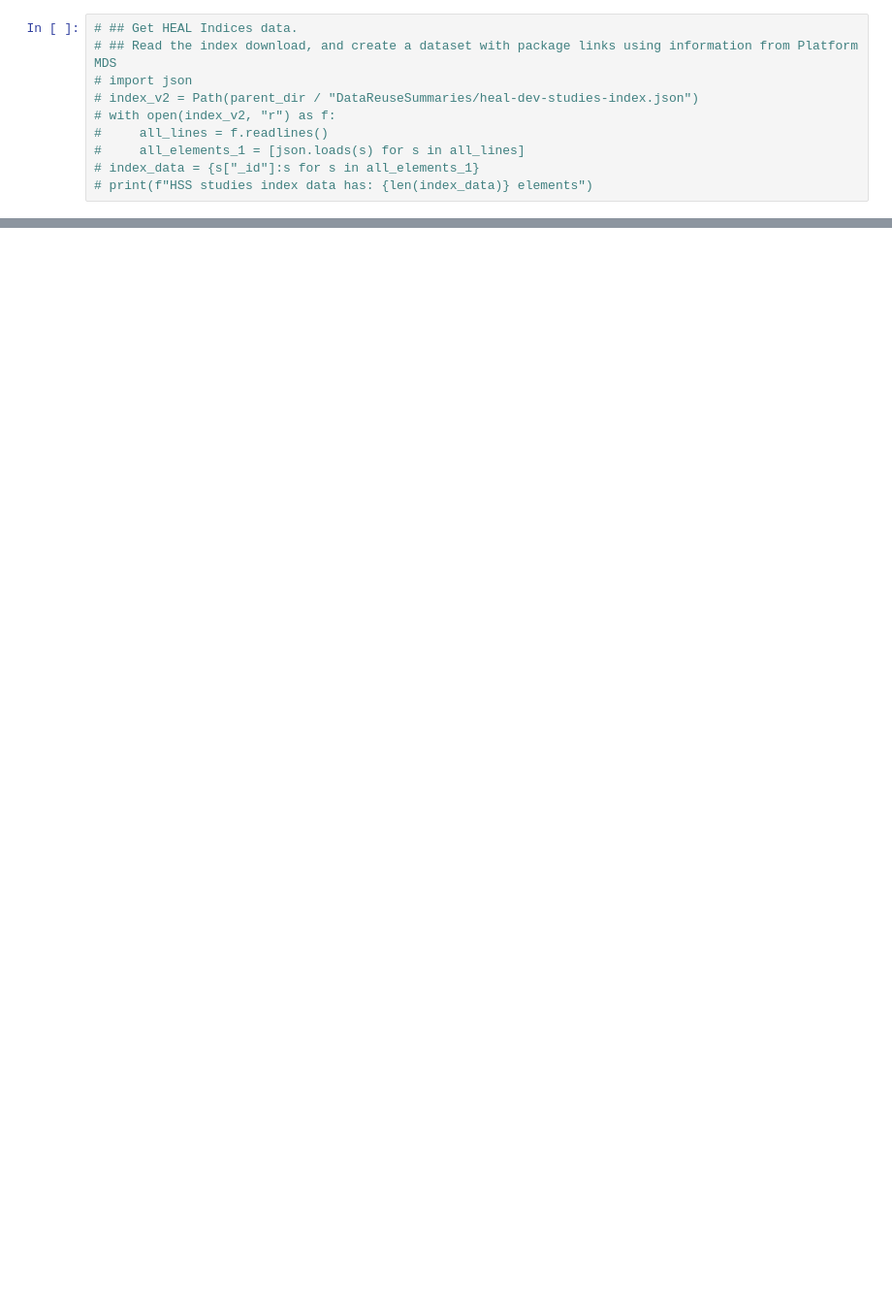
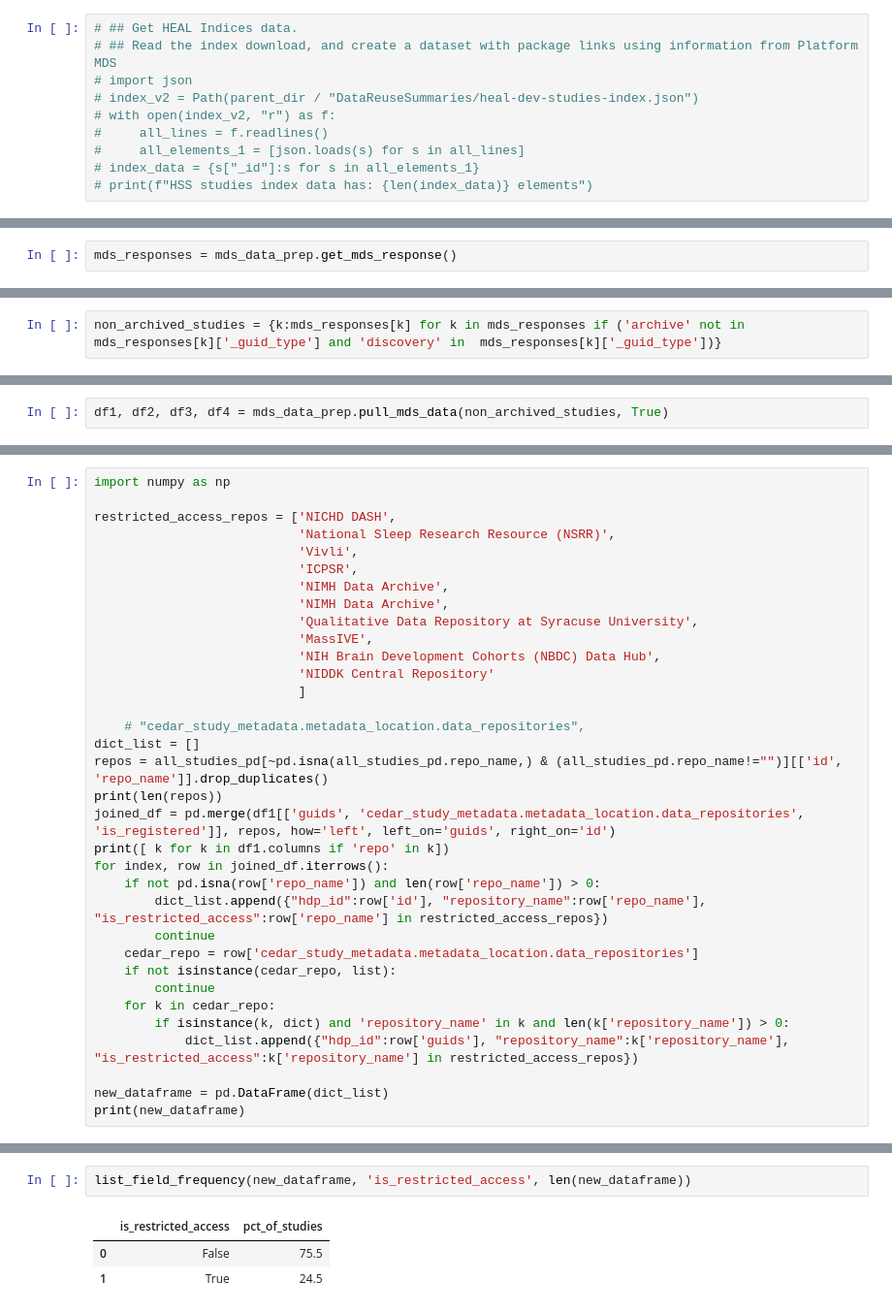
Before and after one commit to heal-data-stewards/metadata-sync, a Jupyter notebook: notebooks/UpdateMondayPackageBoard.ipynb, the cells around one changed output, grey strips where cells are left out. Shown at 97% size. Saved outputs shown, nothing was run; the diff lists cells and outputs as text; blank space fills up the shorter version.

Commit message:
Adding query to get studies chosing a repo

```diff
--- a/notebooks/UpdateMondayPackageBoard.ipynb
+++ b/notebooks/UpdateMondayPackageBoard.ipynb
@@ -647,0 +573,2 @@ KeyboardInterrupt:
+# %%
+mds_responses = mds_data_prep.get_mds_response()
@@ -647,0 +588,2 @@ KeyboardInterrupt:
+# %%
+non_archived_studies = {k:mds_responses[k] for k in mds_responses if ('archive' not in mds_responses[k]['_guid_type'] and 'discovery' in  mds_responses[k]['_guid_type'])}
@@ -647,0 +594,2 @@ KeyboardInterrupt:
+# %%
+df1, df2, df3, df4 = mds_data_prep.pull_mds_data(non_archived_studies, True)
@@ -647,0 +681,34 @@ KeyboardInterrupt:
+# %%
+import numpy as np
+
+restricted_access_repos = ['NICHD DASH',
+                           'National Sleep Research Resource (NSRR)',
+                           'Vivli',
+                           'ICPSR',
+                           'NIMH Data Archive',
+                           'NIMH Data Archive',
+                           'Qualitative Data Repository at Syracuse University',
+                           'MassIVE',
+                           'NIH Brain Development Cohorts (NBDC) Data Hub',
+                           'NIDDK Central Repository'
+                           ]
+
+    # "cedar_study_metadata.metadata_location.data_repositories",
+dict_list = []
+repos = all_studies_pd[~pd.isna(all_studies_pd.repo_name,) & (all_studies_pd.repo_name!="")][['id', 'repo_name']].drop_duplicates()
+print(len(repos))
+joined_df = pd.merge(df1[['guids', 'cedar_study_metadata.metadata_location.data_repositories', 'is_registered']], repos, how='left', left_on='guids', right_on='id')
+print([ k for k in df1.columns if 'repo' in k])
+for index, row in joined_df.iterrows():
+    if not pd.isna(row['repo_name']) and len(row['repo_name']) > 0:
+        dict_list.append({"hdp_id":row['id'], "repository_name":row['repo_name'], "is_restricted_access":row['repo_name'] in restricted_access_repos})
+        continue
+    cedar_repo = row['cedar_study_metadata.metadata_location.data_repositories']
+    if not isinstance(cedar_repo, list):
+        continue
+    for k in cedar_repo:
+        if isinstance(k, dict) and 'repository_name' in k and len(k['repository_name']) > 0:
+            dict_list.append({"hdp_id":row['guids'], "repository_name":k['repository_name'], "is_restricted_access":k['repository_name'] in restricted_access_repos})
+
+new_dataframe = pd.DataFrame(dict_list)
+print(new_dataframe)
@@ -647,0 +732,6 @@ KeyboardInterrupt:
+# %%
+list_field_frequency(new_dataframe, 'is_restricted_access', len(new_dataframe))
+# %% [output]
+|  | is_restricted_access | pct_of_studies |
+| 0 | False | 75.5 |
+| 1 | True | 24.5 |
```
Also changed, not shown: parts of 23 cells of this notebook, 8 other files.
